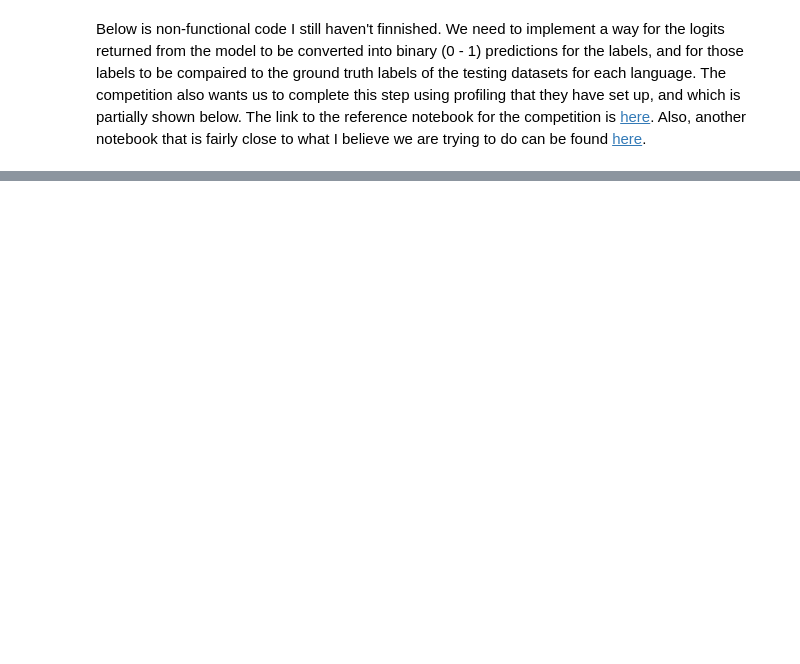
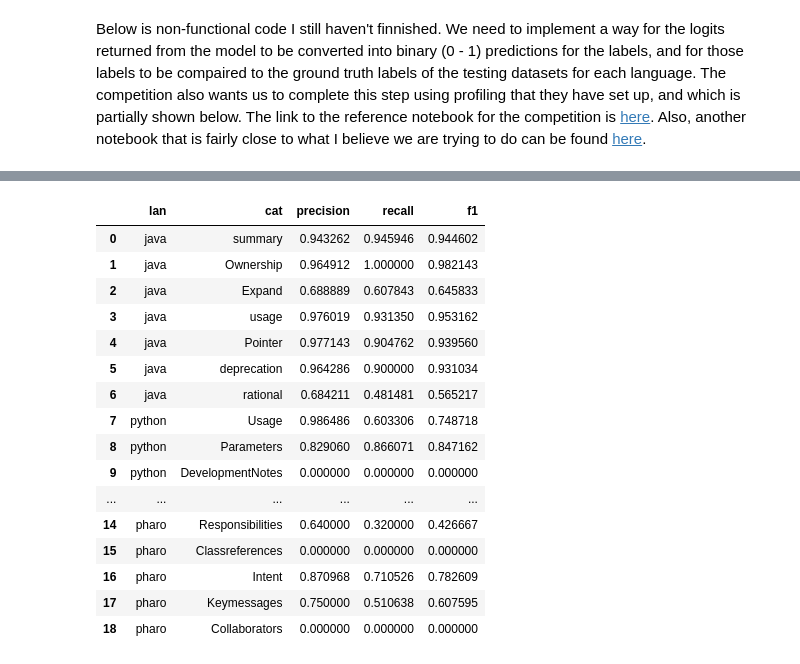
Before and after one commit to robeyclay/TactitalTensorsFinalProject, a Jupyter notebook: CS_440_Final_Project_1_1_.ipynb, the cells around one changed output, grey strips where cells are left out. Saved outputs shown, nothing was run; the diff lists cells and outputs as text; code cells hidden in the pictures; blank space fills up the shorter version.

Commit message:
submission score .78 and higher accuracies

```diff
--- a/CS_440_Final_Project_1_1_.ipynb
+++ b/CS_440_Final_Project_1_1_.ipynb
@@ -255,0 +93,42 @@ Below is non-functional code I still haven't finnished. We need to implement a w
+# %%
+# scores must be global so that it can later be referenced for printing the results
+scores = pd.DataFrame(columns=['lan', 'cat', 'precision', 'recall', 'f1'])
+
+def compute_metrics(eval_pred, lang, categories):
+    global scores
+    scores.drop(scores[scores['lan'] == lang].index, inplace=True)
+
+    predictions, true_labels = eval_pred
+    predictions = (predictions > 0.5).astype(int)
+    num_classes = len(categories)
+
+    metrics_list = []
+
+    for i in range(num_classes):
+        y_pred = predictions[:, i]
+        y_true = true_labels[:, i]
+
+        tp = np.sum((y_true == 1) & (y_pred == 1))
+        fp = np.sum((y_true == 0) & (y_pred == 1))
+        fn = np.sum((y_true == 1) & (y_pred == 0))
+
+        precision = tp / (tp + fp) if (tp + fp) > 0 else 0.0
+        recall = tp / (tp + fn) if (tp + fn) > 0 else 0.0
+        f1 = (2 * precision * recall) / (precision + recall) if (precision + recall) > 0 else 0.0
+
+        metrics_list.append({
+            'lan': lang,
+            'cat': categories[i],
+            'precision': precision,
+            'recall': recall,
+            'f1': f1
+        })
+
+    temp_scores = pd.DataFrame(metrics_list)
+    scores = pd.concat([scores, temp_scores], ignore_index=True)
+
+    avg_f1 = temp_scores['f1'].mean()
+    avg_precision = temp_scores['precision'].mean()
+    avg_recall = temp_scores['recall'].mean()
+
+    return {'f1': avg_f1, 'precision': avg_precision, 'recall': avg_recall}
@@ -256 +223,21 @@ Below is non-functional code I still haven't finnished. We need to implement a w
+# %%
+scores
+# %% [output]
+|  | lan | cat | precision | recall | f1 |
+| 0 | java | summary | 0.943262 | 0.945946 | 0.944602 |
+| 1 | java | Ownership | 0.964912 | 1.000000 | 0.982143 |
+| 2 | java | Expand | 0.688889 | 0.607843 | 0.645833 |
+| 3 | java | usage | 0.976019 | 0.931350 | 0.953162 |
+| 4 | java | Pointer | 0.977143 | 0.904762 | 0.939560 |
+| 5 | java | deprecation | 0.964286 | 0.900000 | 0.931034 |
+| 6 | java | rational | 0.684211 | 0.481481 | 0.565217 |
+| 7 | python | Usage | 0.986486 | 0.603306 | 0.748718 |
+| 8 | python | Parameters | 0.829060 | 0.866071 | 0.847162 |
+| 9 | python | DevelopmentNotes | 0.000000 | 0.000000 | 0.000000 |
+| ... | ... | ... | ... | ... | ... |
+| 14 | pharo | Responsibilities | 0.640000 | 0.320000 | 0.426667 |
+| 15 | pharo | Classreferences | 0.000000 | 0.000000 | 0.000000 |
+| 16 | pharo | Intent | 0.870968 | 0.710526 | 0.782609 |
+| 17 | pharo | Keymessages | 0.750000 | 0.510638 | 0.607595 |
+| 18 | pharo | Collaborators | 0.000000 | 0.000000 | 0.000000 |
 # %%
```
Also changed, not shown: parts of 20 cells of this notebook, 1 other file.
